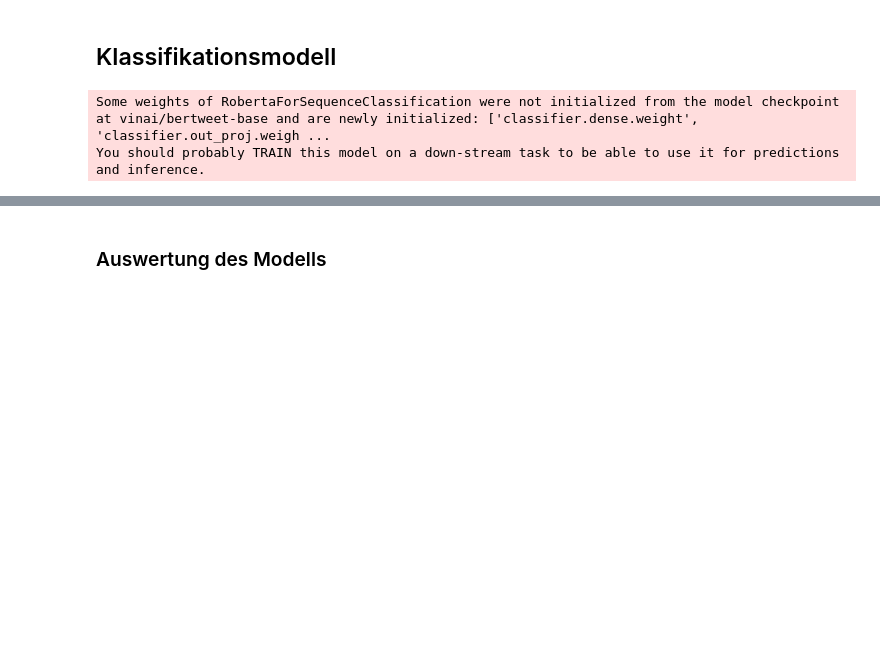
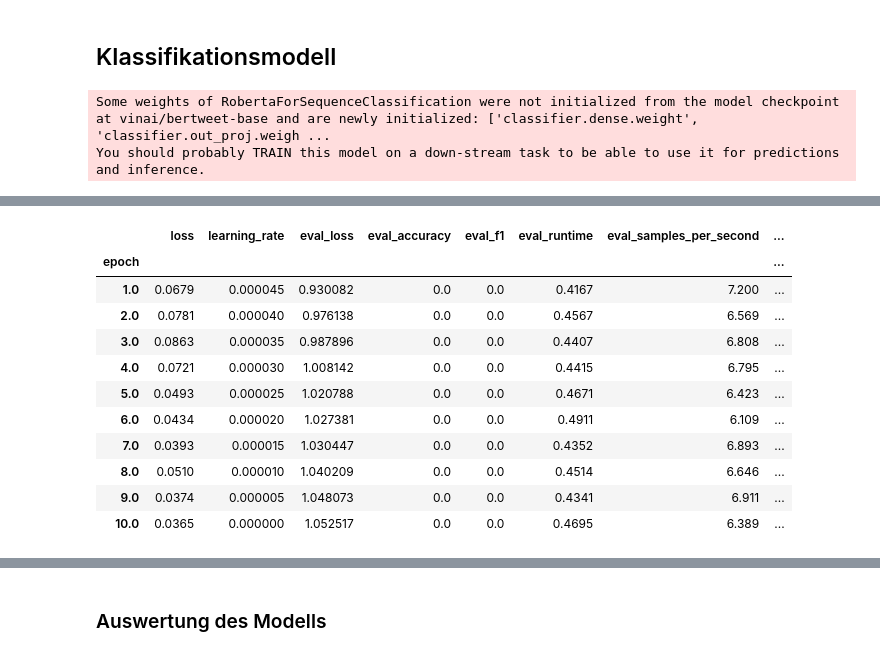
Before and after one commit to florinbarbisch/npr-mc1-text-classification, a Jupyter notebook: Model1_BERTweet.ipynb, the cells around one changed output, grey strips where cells are left out. Cells and saved outputs as stored; diff of their text form; code cells hidden in the pictures; blank space fills up the shorter version.

```diff
--- a/Model1_BERTweet.ipynb
+++ b/Model1_BERTweet.ipynb
@@ -122,0 +156,25 @@ trainer.train()
+# %%
+history_df = pd.DataFrame(trainer.state.log_history)
+# filter out the row with train_runtime not nan
+history_df = history_df[history_df["train_runtime"].isna()]
+# filter columns with nan values
+history_df = history_df.dropna(axis=1, how="all")
+history_df = history_df.drop(columns=["step"])
+# replace nan values with 0
+history_df = history_df.fillna(0)
+# there are two rows with the same step, join them. The rows have nan values in different columns
+history_df = history_df.groupby("epoch").sum()
+history_df
+# %% [output]
+|  | loss | learning_rate | eval_loss | eval_accuracy | eval_f1 | eval_runtime | eval_samples_per_second | ... |
+| epoch |  |  |  |  |  |  |  | ... |
+| 1.0 | 0.0679 | 0.000045 | 0.930082 | 0.0 | 0.0 | 0.4167 | 7.200 | ... |
+| 2.0 | 0.0781 | 0.000040 | 0.976138 | 0.0 | 0.0 | 0.4567 | 6.569 | ... |
+| 3.0 | 0.0863 | 0.000035 | 0.987896 | 0.0 | 0.0 | 0.4407 | 6.808 | ... |
+| 4.0 | 0.0721 | 0.000030 | 1.008142 | 0.0 | 0.0 | 0.4415 | 6.795 | ... |
+| 5.0 | 0.0493 | 0.000025 | 1.020788 | 0.0 | 0.0 | 0.4671 | 6.423 | ... |
+| 6.0 | 0.0434 | 0.000020 | 1.027381 | 0.0 | 0.0 | 0.4911 | 6.109 | ... |
+| 7.0 | 0.0393 | 0.000015 | 1.030447 | 0.0 | 0.0 | 0.4352 | 6.893 | ... |
+| 8.0 | 0.0510 | 0.000010 | 1.040209 | 0.0 | 0.0 | 0.4514 | 6.646 | ... |
+| 9.0 | 0.0374 | 0.000005 | 1.048073 | 0.0 | 0.0 | 0.4341 | 6.911 | ... |
+| 10.0 | 0.0365 | 0.000000 | 1.052517 | 0.0 | 0.0 | 0.4695 | 6.389 | ... |
```
Also changed, not shown: parts of 10 cells of this notebook.
